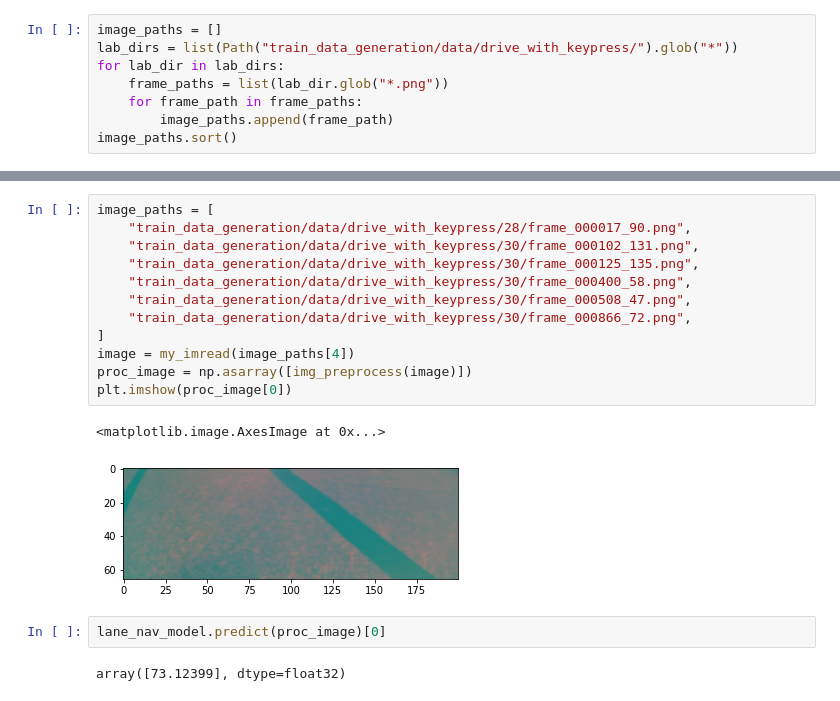
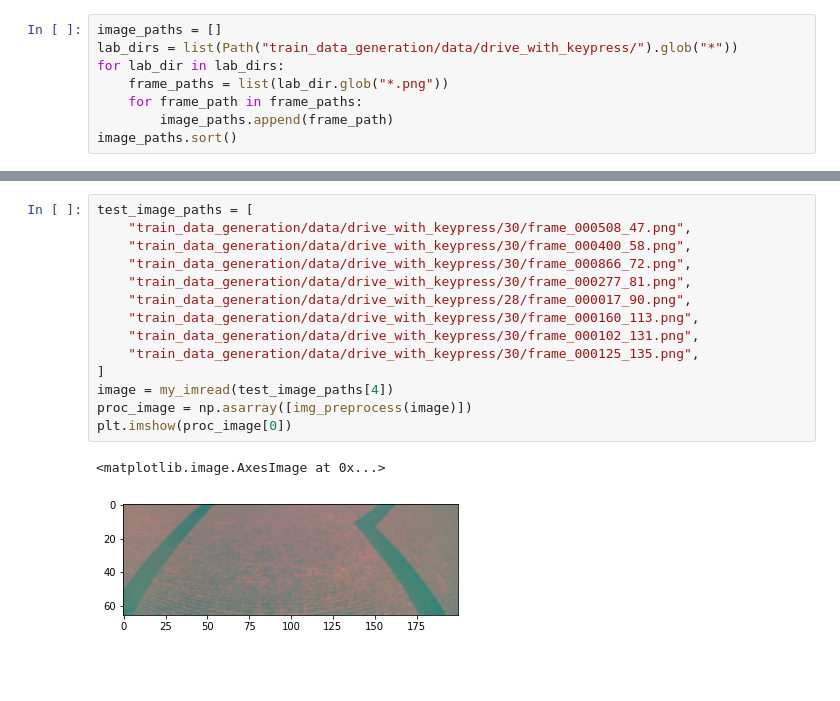
Before and after one commit to HanChangHun/DeepPiCar, a Jupyter notebook: convert_model/convert_lane_nav_model.ipynb, the cells around one changed output, grey strips where cells are left out. Drawn from its saved outputs; the diff is of its cells as text; blank space fills up the shorter version.

```diff
--- a/convert_model/convert_lane_nav_model.ipynb
+++ b/convert_model/convert_lane_nav_model.ipynb
@@ -127,19 +199,17 @@ WARNING:absl:Buffer deduplication procedure will be skipped when flatbuffer libr
 # %%
-image_paths = [
+test_image_paths = [
+    "train_data_generation/data/drive_with_keypress/30/frame_000508_47.png",
+    "train_data_generation/data/drive_with_keypress/30/frame_000400_58.png",
+    "train_data_generation/data/drive_with_keypress/30/frame_000866_72.png",
+    "train_data_generation/data/drive_with_keypress/30/frame_000277_81.png",
     "train_data_generation/data/drive_with_keypress/28/frame_000017_90.png",
+    "train_data_generation/data/drive_with_keypress/30/frame_000160_113.png",
     "train_data_generation/data/drive_with_keypress/30/frame_000102_131.png",
     "train_data_generation/data/drive_with_keypress/30/frame_000125_135.png",
-    "train_data_generation/data/drive_with_keypress/30/frame_000400_58.png",
-    "train_data_generation/data/drive_with_keypress/30/frame_000508_47.png",
-    "train_data_generation/data/drive_with_keypress/30/frame_000866_72.png",
 ]
-image = my_imread(image_paths[4])
+image = my_imread(test_image_paths[4])
 proc_image = np.asarray([img_preprocess(image)])
 plt.imshow(proc_image[0])
 # %% [output]
 <matplotlib.image.AxesImage at 0x...>
-[figure, old version]
+[figure, new version]
-# %%
-lane_nav_model.predict(proc_image)[0]
-# %% [output]
-array([73.12399], dtype=float32)
```
Also changed, not shown: parts of 8 cells of this notebook, 7 other files.
